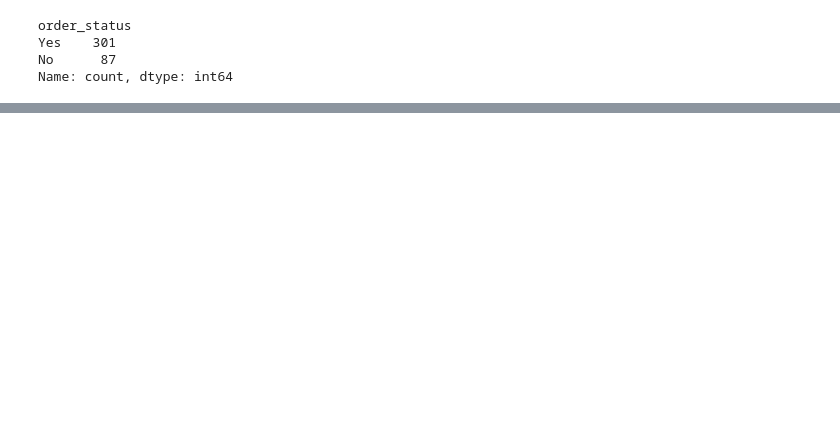
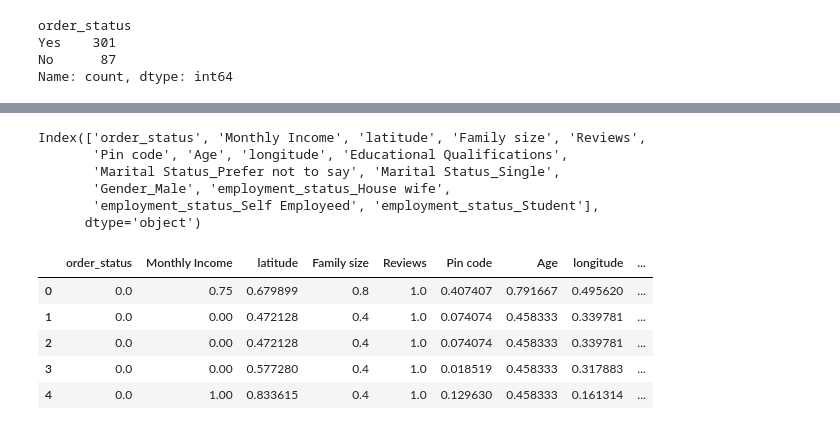
Before and after one commit to Kanha-kn/nits_git_notes, a Jupyter notebook: eda.ipynb, the cells around one changed output, grey strips where cells are left out. Drawn from its saved outputs; the diff is of its cells as text; code cells hidden in the pictures; blank space fills up the shorter version.

```diff
--- a/eda.ipynb
+++ b/eda.ipynb
@@ -430,0 +431,4 @@ df.sample(5)
+# %%
+# Applying feature scaling using normalization and standardization
+df_norm=df.copy()
+df_stand=df.copy()
@@ -430,0 +437,24 @@ df.sample(5)
+# %%
+mm=MinMaxScaler()
+# %%
+scaled=mm.fit_transform(df_norm)
+# %%
+df.columns
+# %% [output]
+Index(['order_status', 'Monthly Income', 'latitude', 'Family size', 'Reviews',
+       'Pin code', 'Age', 'longitude', 'Educational Qualifications',
+       'Marital Status_Prefer not to say', 'Marital Status_Single',
+       'Gender_Male', 'employment_status_House wife',
+       'employment_status_Self Employeed', 'employment_status_Student'],
+      dtype='object')
+# %%
+new_df_normalized=pd.DataFrame(scaled,columns=df_norm.columns)
+# %%
+new_df_normalized.head()
+# %% [output]
+|  | order_status | Monthly Income | latitude | Family size | Reviews | Pin code | Age | longitude | ... |
+| 0 | 0.0 | 0.75 | 0.679899 | 0.8 | 1.0 | 0.407407 | 0.791667 | 0.495620 | ... |
+| 1 | 0.0 | 0.00 | 0.472128 | 0.4 | 1.0 | 0.074074 | 0.458333 | 0.339781 | ... |
+| 2 | 0.0 | 0.00 | 0.472128 | 0.4 | 1.0 | 0.074074 | 0.458333 | 0.339781 | ... |
+| 3 | 0.0 | 0.00 | 0.577280 | 0.4 | 1.0 | 0.018519 | 0.458333 | 0.317883 | ... |
+| 4 | 0.0 | 1.00 | 0.833615 | 0.4 | 1.0 | 0.129630 | 0.458333 | 0.161314 | ... |
```
Also changed, not shown: parts of 9 cells of this notebook.
